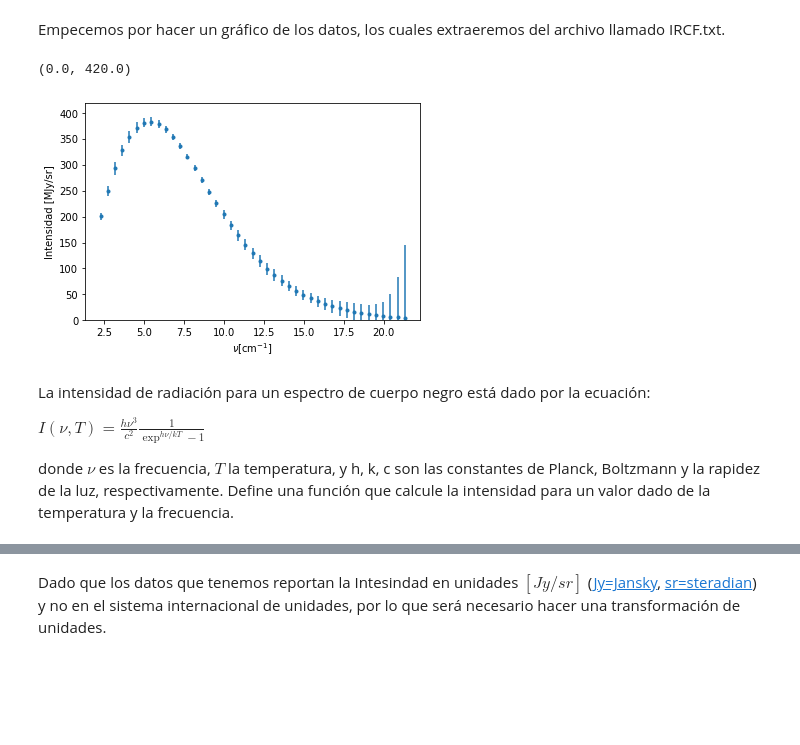
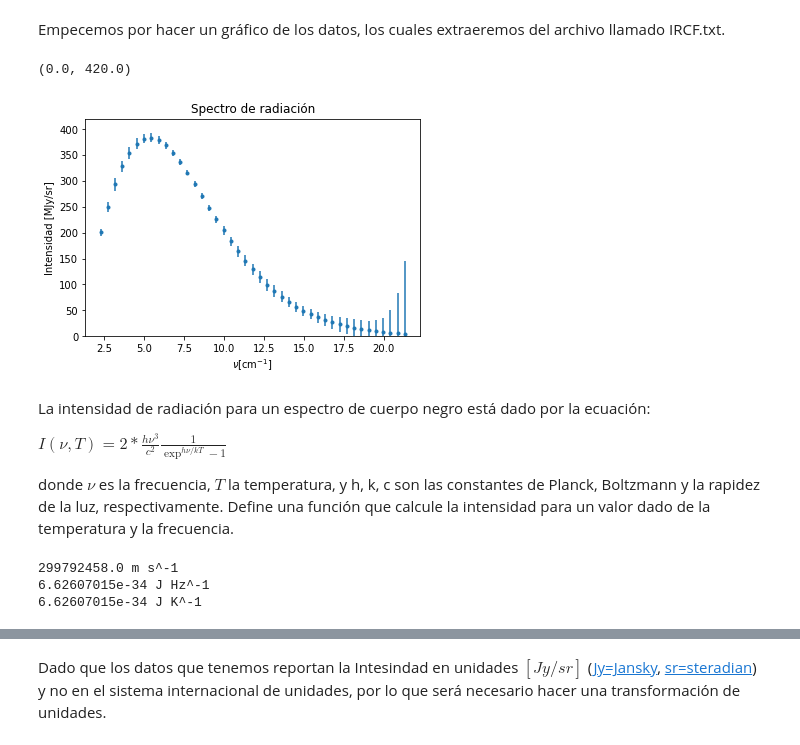
Before and after one commit to alxogm/PB2021, a Jupyter notebook: Nov24/TCMB.ipynb, the cells around one changed output, grey strips where cells are left out. Cells and saved outputs as stored; diff of their text form; code cells hidden in the pictures; blank space fills up the shorter version.

```diff
--- a/Nov24/TCMB.ipynb
+++ b/Nov24/TCMB.ipynb
@@ -26,17 +29,26 @@ data=np.loadtxt("IRCF.txt").T
 # %%
 plt.errorbar(data[0],data[1],data[3]/2,fmt='.')
 plt.ylabel("Intensidad [MJy/sr]")
 plt.xlabel(r"$\nu [{\rm cm}^{-1}$]")
+plt.title("Spectro de radiación")
 plt.ylim(0,420)
 # %% [output]
 (0.0, 420.0)
-[figure, old version]
+[figure, new version]
 # %% [markdown]
 La intensidad de radiación para un espectro de cuerpo negro está dado por la ecuación:
 
-$I(\nu,T)=\frac{h \nu^3}{c^2}\frac{1}{\exp^{h\nu/kT}-1}$
+$I(\nu,T)=2*\frac{h \nu^3}{c^2}\frac{1}{\exp^{h\nu/kT}-1}$
 
 donde $\nu$ es la frecuencia, $T$ la temperatura, y  h, k, c son las constantes de Planck, Boltzmann y la rapidez de la luz, respectivamente. Define una función que calcule la intensidad para un valor dado de la temperatura y la frecuencia.
+# %%
+print(constants.value("speed of light in vacuum"),constants.unit("speed of light in vacuum"))
+print(constants.value(u"Planck constant"),constants.unit(u"Planck constant"))
+print(constants.value(u"Planck constant"),constants.unit(u"Boltzmann constant"))
+# %% [output]
+299792458.0 m s^-1
+6.62607015e-34 J Hz^-1
+6.62607015e-34 J K^-1
 # %%
 def Intensity(nu,T):
     """Define las operaciones necesarias para calcular
```
Also changed, not shown: parts of 21 cells of this notebook.
